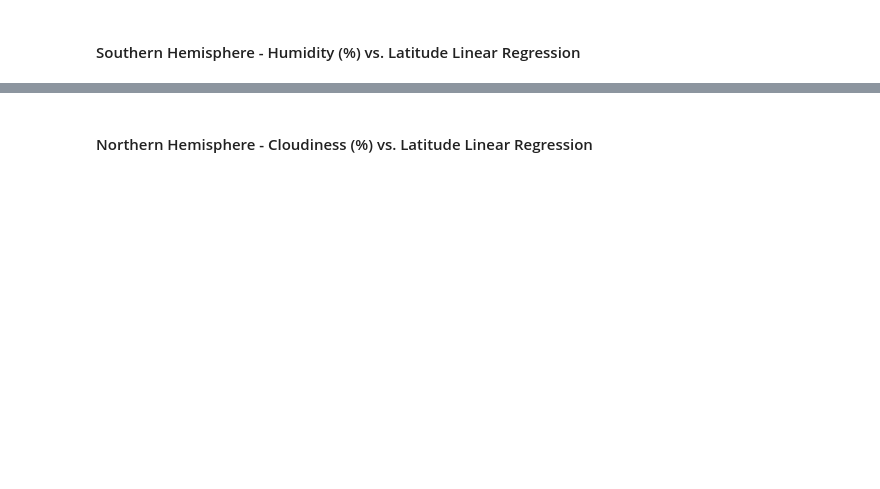
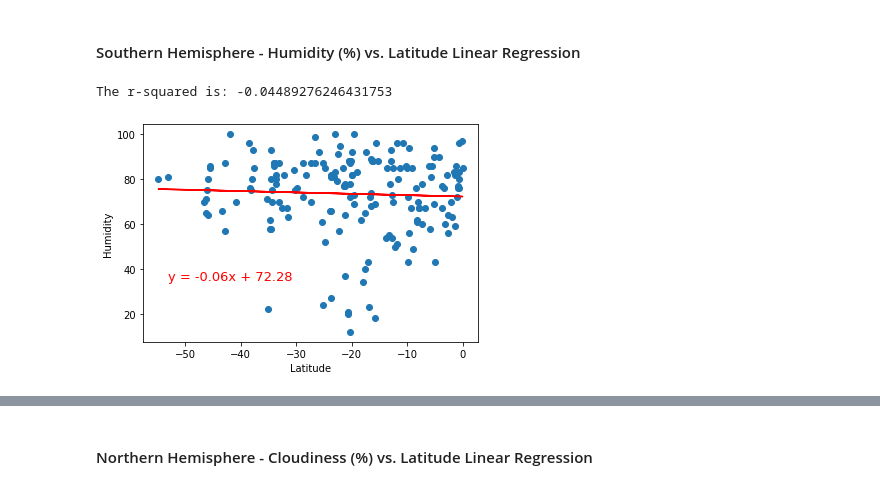
Before and after one commit to tipton-max01/6_python-api-challenge, a Jupyter notebook: WeatherPy.ipynb, the cells around one changed output, grey strips where cells are left out. Cells and saved outputs as stored; diff of their text form; code cells hidden in the pictures; blank space fills up the shorter version.

```diff
--- a/WeatherPy.ipynb
+++ b/WeatherPy.ipynb
@@ -337,3 +352,10 @@ The r-squared is: 0.7092868697735751
 ####  Southern Hemisphere - Humidity (%) vs. Latitude Linear Regression
 # %%
 #Southern Hemisphere - Humidity (%) vs. Latitude Linear Regression
+xlbl = "Latitude"
+ylbl = "Humidity"
+lblpos = (-53,35)
+plotLineReg(sohemi[xlbl],sohemi[ylbl],xlbl,ylbl,lblpos)
+# %% [output]
+The r-squared is: -0.04489276246431753
+[figure, added]
```
Also changed, not shown: parts of 16 cells of this notebook.
